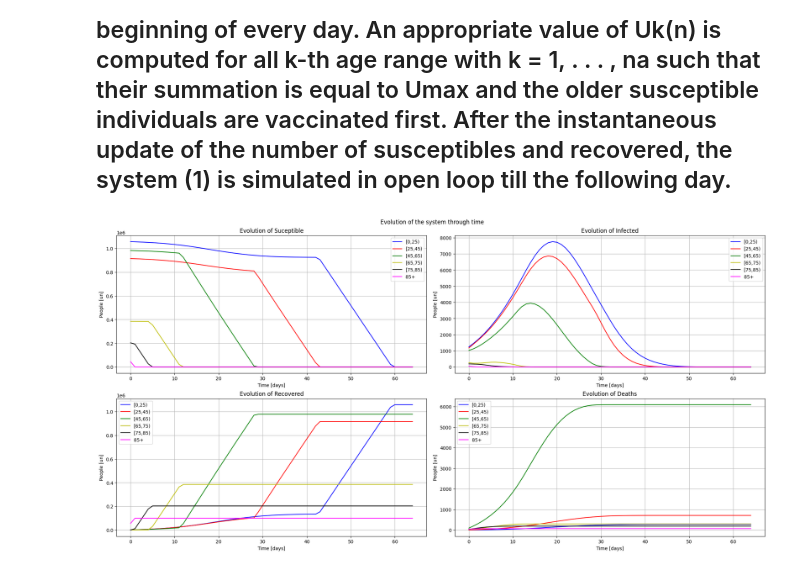
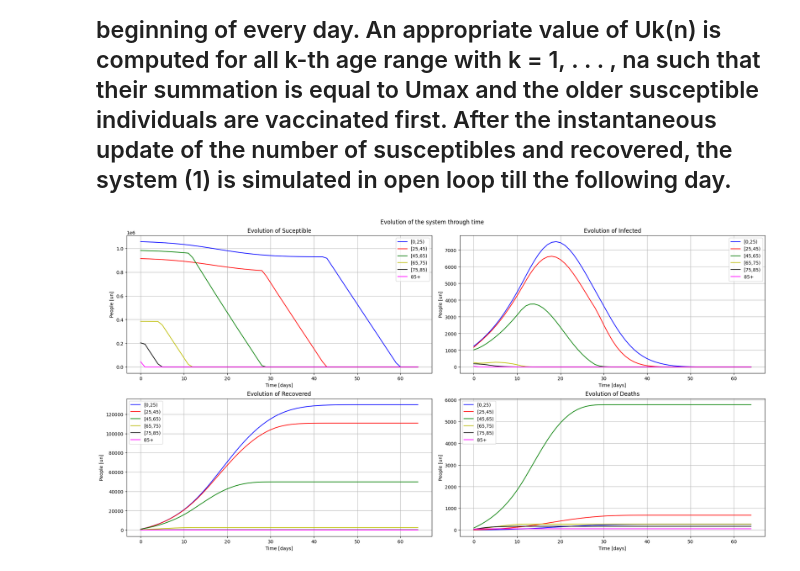
Before and after one commit to douglasmmachado/MPC, a Jupyter notebook: COVID-19.ipynb, the cells around one changed output. Saved outputs shown, nothing was run; the diff lists cells and outputs as text; code cells hidden in the pictures.

```diff
--- a/COVID-19.ipynb
+++ b/COVID-19.ipynb
@@ -182,6 +182,7 @@ plot_x(S_array, I_array, R_array, D_array, ranges)
 # %%
 def calculate_u(umax, S, u):
   un=umax
+  n = len(U)
   for i in range(n-1,-1,-1):
       if S[i] > 0:
           u[i] = np.minimum(S[i],un)
@@ -211,9 +212,6 @@ def dxdt2(x,t,C, gamr, gamd, lbd):
 # %%
 y0 = np.concatenate([S, I, R, D])
 x = y0
-
-days = 65
-divisions = len(ranges)
 
 S_array = np.zeros(days * divisions).reshape(days,6)
 I_array = np.zeros(days * divisions).reshape(days,6)
@@ -221,13 +219,12 @@ R_array = np.zeros(days * divisions).reshape(days,6)
 D_array = np.zeros(days * divisions).reshape(days,6)
 
 
-for day in range(days):
-  x = odeint(dxdt2, x, [0,1], args=(C, gamr, gamd, lbd))
-  x = x[1]
-  S_array[day] = x[:6]
-  I_array[day] = x[6:12]
-  R_array[day] = x[12:18]
-  D_array[day] = x[18:24]
+x = odeint(dxdt2, x, [0,1], args=(C, gamr, gamd, lbd))
+
+S_array[day] = x[:6]
+I_array[day] = x[6:12]
+R_array[day] = x[12:18]
+D_array[day] = x[18:24]
 
 plot_x(S_array, I_array, R_array, D_array, ranges)
 # %% [output]
@@ -237,26 +234,27 @@ plot_x(S_array, I_array, R_array, D_array, ranges)
 # %%
 y0 = np.concatenate([S, I, R, D])
 x = y0
 days = 65
 divisions = len(ranges)
 
 S_array = np.zeros(days * divisions).reshape(days,6)
 I_array = np.zeros(days * divisions).reshape(days,6)
 R_array = np.zeros(days * divisions).reshape(days,6)
 D_array = np.zeros(days * divisions).reshape(days,6)
 
 
 for day in range(days):
   Sk = x[:6]
   U = np.zeros(6)
   U = calculate_u(umax, Sk, U)
-  x = odeint(dxdt, x, [0,1], args=(C, U, gamr, gamd, lbd))
+  x[:6] = x[:6] - U
+  x = odeint(dxdt, x, [0,1], args=(C, 0, gamr, gamd, lbd))
   x = x[1]
   S_array[day] = x[:6]
   I_array[day] = x[6:12]
   R_array[day] = x[12:18]
   D_array[day] = x[18:24]
 
 plot_x(S_array, I_array, R_array, D_array, ranges)
 # %% [output]
-[figure, old version]
+[figure, new version]
```
Also changed, not shown: parts of 1 cell of this notebook.
